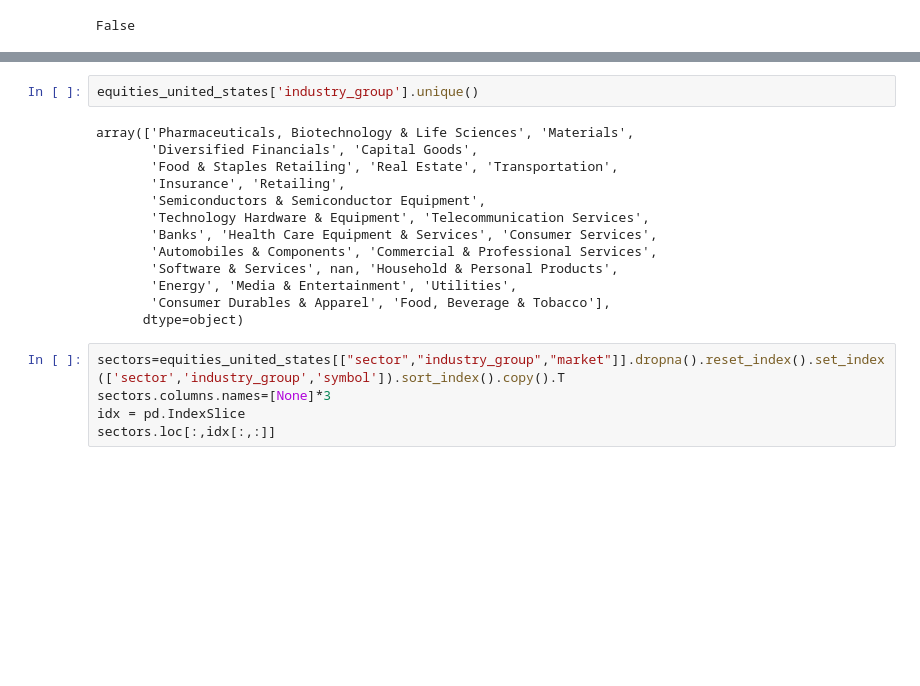
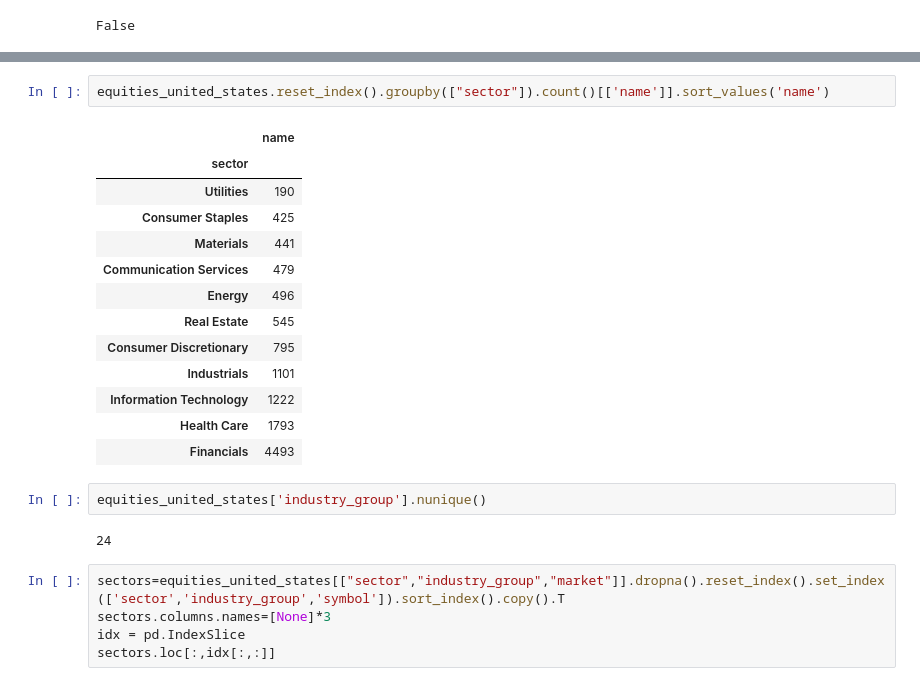
Before and after one commit to AmineMahdioui/projet-de-fin-d-annee, a Jupyter notebook: SectorAnalysis.ipynb, the cells around one changed output, grey strips where cells are left out. Cells and saved outputs as stored; diff of their text form; blank space fills up the shorter version.

```diff
--- a/SectorAnalysis.ipynb
+++ b/SectorAnalysis.ipynb
@@ -183,18 +183,23 @@ equities_united_states.head()
+# %%
+equities_united_states.reset_index().groupby(["sector"]).count()[['name']].sort_values('name')
+# %% [output]
+|  | name |
+| sector |  |
+| Utilities | 190 |
+| Consumer Staples | 425 |
+| Materials | 441 |
+| Communication Services | 479 |
+| Energy | 496 |
+| Real Estate | 545 |
+| Consumer Discretionary | 795 |
+| Industrials | 1101 |
+| Information Technology | 1222 |
+| Health Care | 1793 |
+| Financials | 4493 |
 # %%
-equities_united_states['industry_group'].unique()
+equities_united_states['industry_group'].nunique()
 # %% [output]
-array(['Pharmaceuticals, Biotechnology & Life Sciences', 'Materials',
-       'Diversified Financials', 'Capital Goods',
-       'Food & Staples Retailing', 'Real Estate', 'Transportation',
-       'Insurance', 'Retailing',
-       'Semiconductors & Semiconductor Equipment',
-       'Technology Hardware & Equipment', 'Telecommunication Services',
-       'Banks', 'Health Care Equipment & Services', 'Consumer Services',
-       'Automobiles & Components', 'Commercial & Professional Services',
-       'Software & Services', nan, 'Household & Personal Products',
-       'Energy', 'Media & Entertainment', 'Utilities',
-       'Consumer Durables & Apparel', 'Food, Beverage & Tobacco'],
-      dtype=object)
+24
 # %%
 sectors=equities_united_states[["sector","industry_group","market"]].dropna().reset_index().set_index(['sector','industry_group','symbol']).sort_index().copy().T
 sectors.columns.names=[None]*3
```
Also changed, not shown: parts of 8 cells of this notebook.
